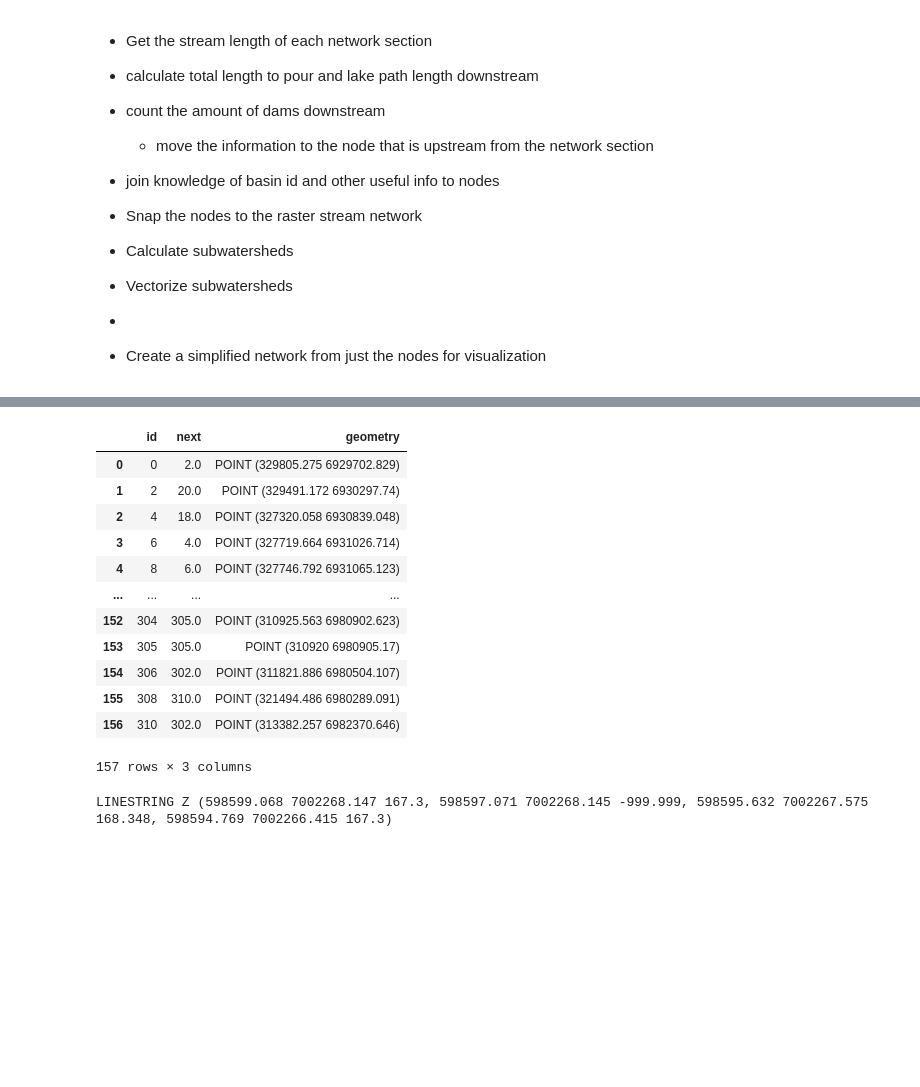
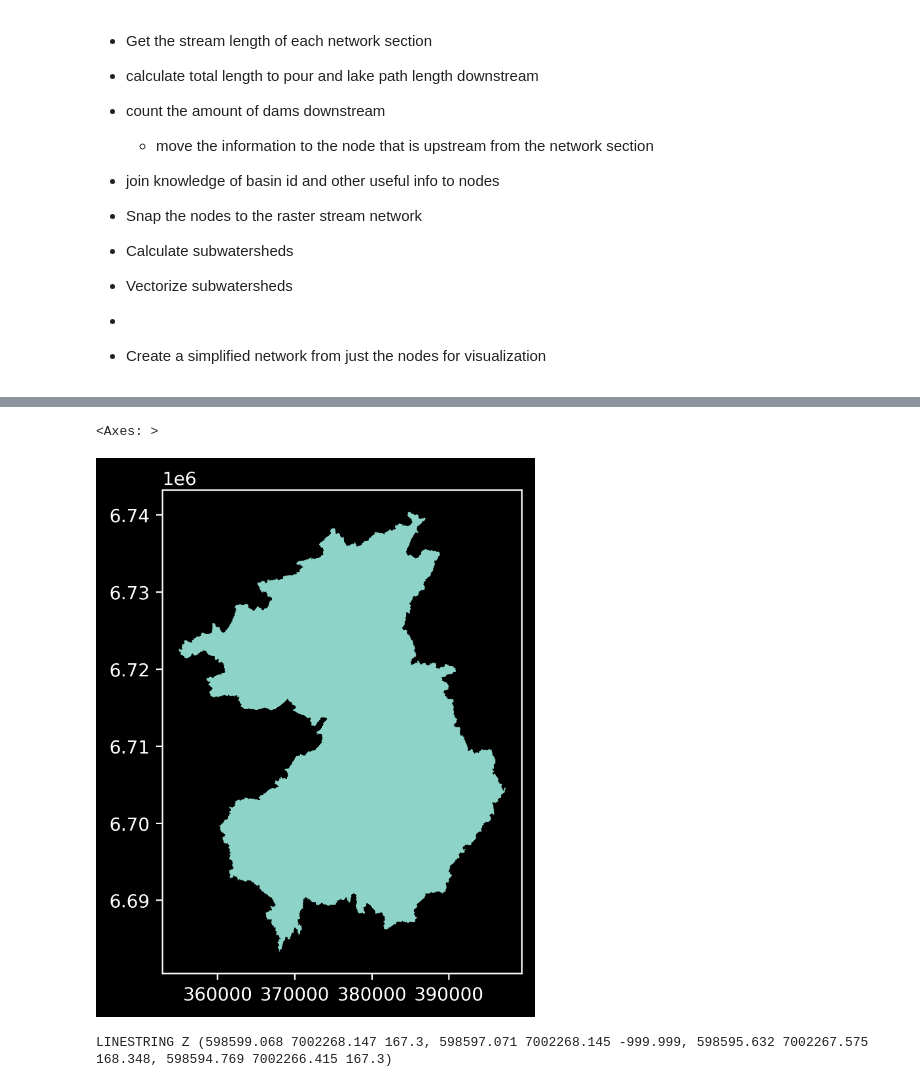
Before and after one commit to iiroseppa/CAMELS-FI, a Jupyter notebook: network_analysis/stream_processing_v2.ipynb, the cells around one changed output, grey strips where cells are left out. Saved outputs shown, nothing was run; the diff lists cells and outputs as text; code cells hidden in the pictures; blank space fills up the shorter version.

```diff
--- a/network_analysis/stream_processing_v2.ipynb
+++ b/network_analysis/stream_processing_v2.ipynb
@@ -407,21 +309,10 @@ nodes['pituus_m'].hist()
 # %%
 sources = nodes[nodes['in_connectedness'] == 0]
 # %%
-orig_nodes
+watersheds.loc[[17]].plot()
 # %% [output]
-|  | id | next | geometry |
-| 0 | 0 | 2.0 | POINT (329805.275 6929702.829) |
-| 1 | 2 | 20.0 | POINT (329491.172 6930297.74) |
-| 2 | 4 | 18.0 | POINT (327320.058 6930839.048) |
-| 3 | 6 | 4.0 | POINT (327719.664 6931026.714) |
-| 4 | 8 | 6.0 | POINT (327746.792 6931065.123) |
-| ... | ... | ... | ... |
-| 152 | 304 | 305.0 | POINT (310925.563 6980902.623) |
-| 153 | 305 | 305.0 | POINT (310920 6980905.17) |
-| 154 | 306 | 302.0 | POINT (311821.886 6980504.107) |
-| 155 | 308 | 310.0 | POINT (321494.486 6980289.091) |
-| 156 | 310 | 302.0 | POINT (313382.257 6982370.646) |
-157 rows × 3 columns
+<Axes: >
+[figure, added]
 # %%
 base_gdf=network.copy()
 
```
Also changed, not shown: parts of 7 cells of this notebook, 1 other file.
